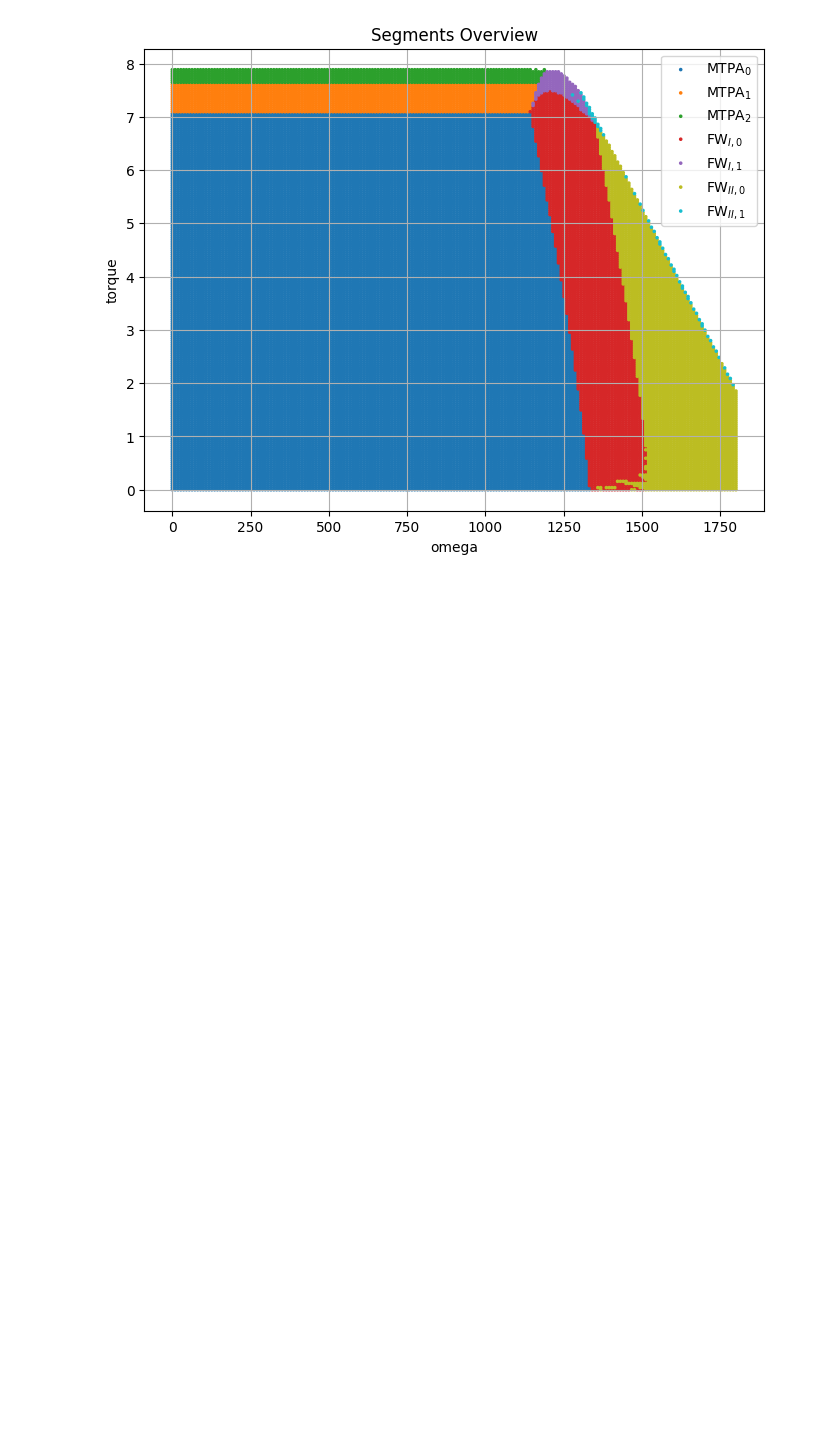
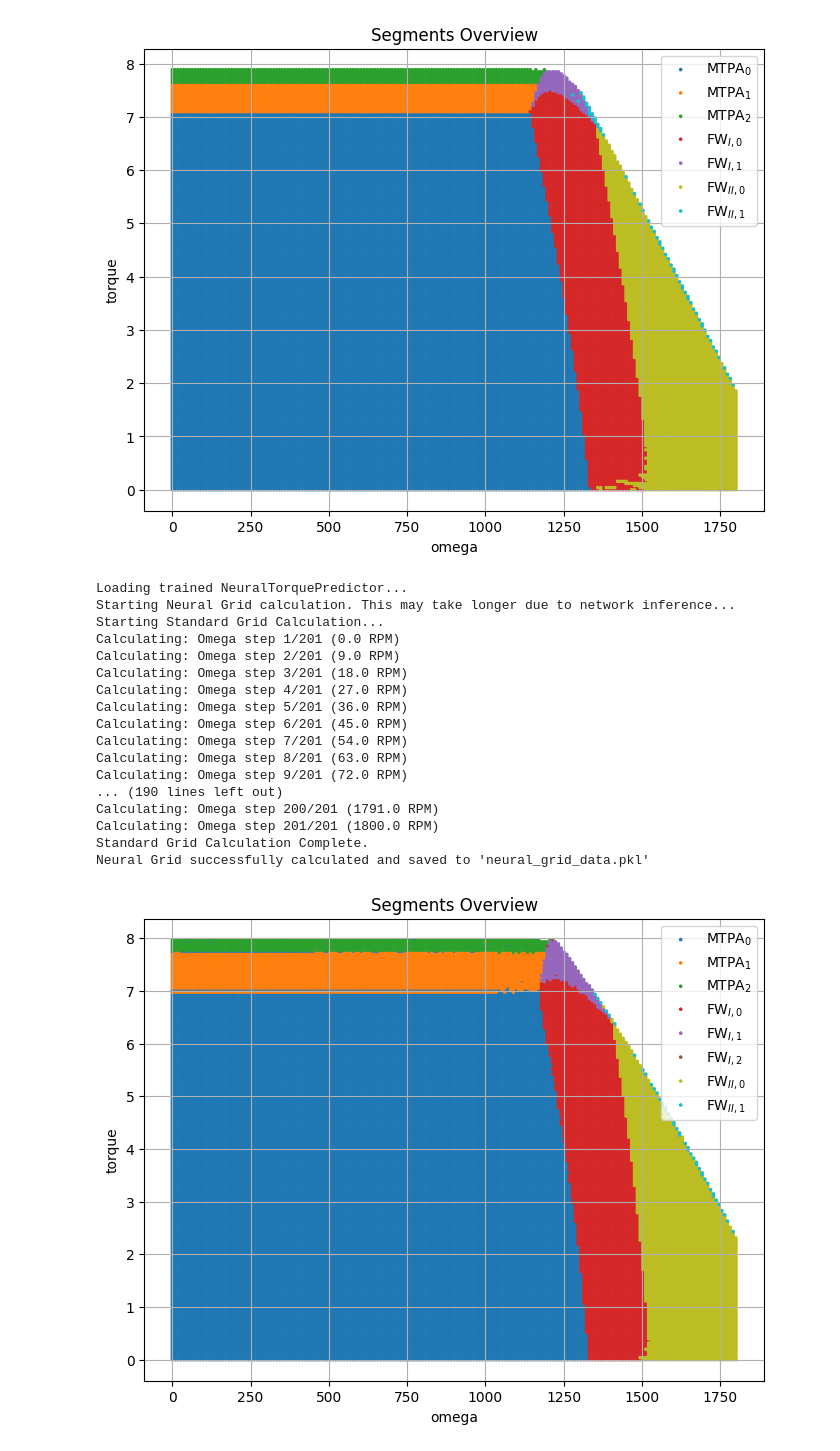
Before and after one commit to AI-RICE/current-setpoints, a Jupyter notebook: notebooks/main.ipynb, the cells around one changed output. Drawn from its saved outputs; the diff is of its cells as text; code cells hidden in the pictures; blank space fills up the shorter version.

```diff
--- a/notebooks/main.ipynb
+++ b/notebooks/main.ipynb
@@ -65,3 +65,78 @@ machine_data = grid_to_data(grid_result, k_skip=1)
 plot_grid_segments(machine_data)
 # %% [output]
 [figure]
+# %%
+import torch
+# Assuming your neural.py and models.py map to these paths based on your structure.
+# Adjust the import paths slightly if they are located elsewhere in your package!
+from current_setpoints.optimization import ModelNeural
+from current_setpoints.utils.neural import load_neural_model
+
+# --- Configuration for Neural Model ---
+# Ensure these match the exact parameters used during your training phase
+DEVICE = torch.device("cuda" if torch.cuda.is_available() else "cpu")
+MODEL_SAVE_PATH = "./NTM_best_model.pth"
+SCALER_SAVE_PATH = "./NTM_best_scaler.npy"
+INPUT_SIZE = 5            # 1 (omega) + 4 (DQ currents for 5-phase IEEEMachine2)
+OPTIMAL_HIDDEN_SIZE = 16  # Replace with the optimal H_Size found in your training notebook
+
+print("Loading trained NeuralTorquePredictor...")
+neural_net, scaler = load_neural_model(
+    weights_path=MODEL_SAVE_PATH,
+    scaler_path=SCALER_SAVE_PATH,
+    hidden_size=OPTIMAL_HIDDEN_SIZE,
+    input_size=INPUT_SIZE,
+    machine=machine,  # using the same machine initialized in your earlier cell
+    device=DEVICE
+)
+
+# --- Initialize Neural Optimizer ---
+neural_model_wrapper = ModelNeural(
+    machine=machine,
+    neural_model=neural_net,
+    scaler=scaler,
+    device=DEVICE
+)
+
+solver_opts_neural = {"disp": False, "ftol": 1e-5, "maxiter": 2500, "eps": 1e-4}
+neural_optimizer = MotorOptimizer(model=neural_model_wrapper, opts=solver_opts_neural)
+
+# --- Compute Neural Grid ---
+print("Starting Neural Grid calculation. This may take longer due to network inference...")
+
+neural_grid_result = calculate_grid(
+    optimizer=neural_optimizer,
+    transform=transform,
+    opts=grid_opts,
+    mode="standard"
+)
+
+# --- Save Artifacts ---
+neural_filename = "neural_grid_data.pkl"
+with open(neural_filename, "wb") as file:
+    pickle.dump(neural_grid_result, file)
+
+print(f"Neural Grid successfully calculated and saved to '{neural_filename}'")
+
+# --- Visualize ---
+neural_machine_data = grid_to_data(neural_grid_result, k_skip=1)
+plot_grid_segments(neural_machine_data)
+# %% [output]
+Loading trained NeuralTorquePredictor...
+Starting Neural Grid calculation. This may take longer due to network inference...
+Starting Standard Grid Calculation...
+Calculating: Omega step 1/201 (0.0 RPM)
+Calculating: Omega step 2/201 (9.0 RPM)
+Calculating: Omega step 3/201 (18.0 RPM)
+Calculating: Omega step 4/201 (27.0 RPM)
+Calculating: Omega step 5/201 (36.0 RPM)
+Calculating: Omega step 6/201 (45.0 RPM)
+Calculating: Omega step 7/201 (54.0 RPM)
+Calculating: Omega step 8/201 (63.0 RPM)
+Calculating: Omega step 9/201 (72.0 RPM)
+... (190 lines left out)
+Calculating: Omega step 200/201 (1791.0 RPM)
+Calculating: Omega step 201/201 (1800.0 RPM)
+Standard Grid Calculation Complete.
+Neural Grid successfully calculated and saved to 'neural_grid_data.pkl'
+[figure, added]
```
Also changed, not shown: 9 other files.
